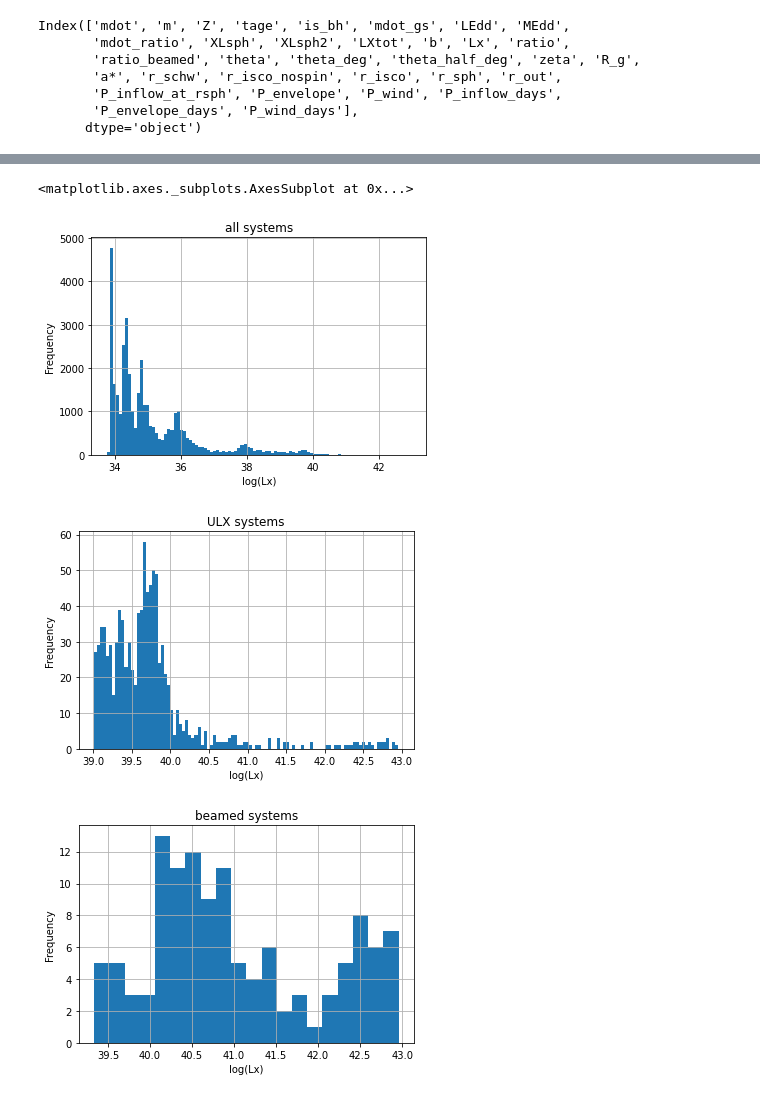
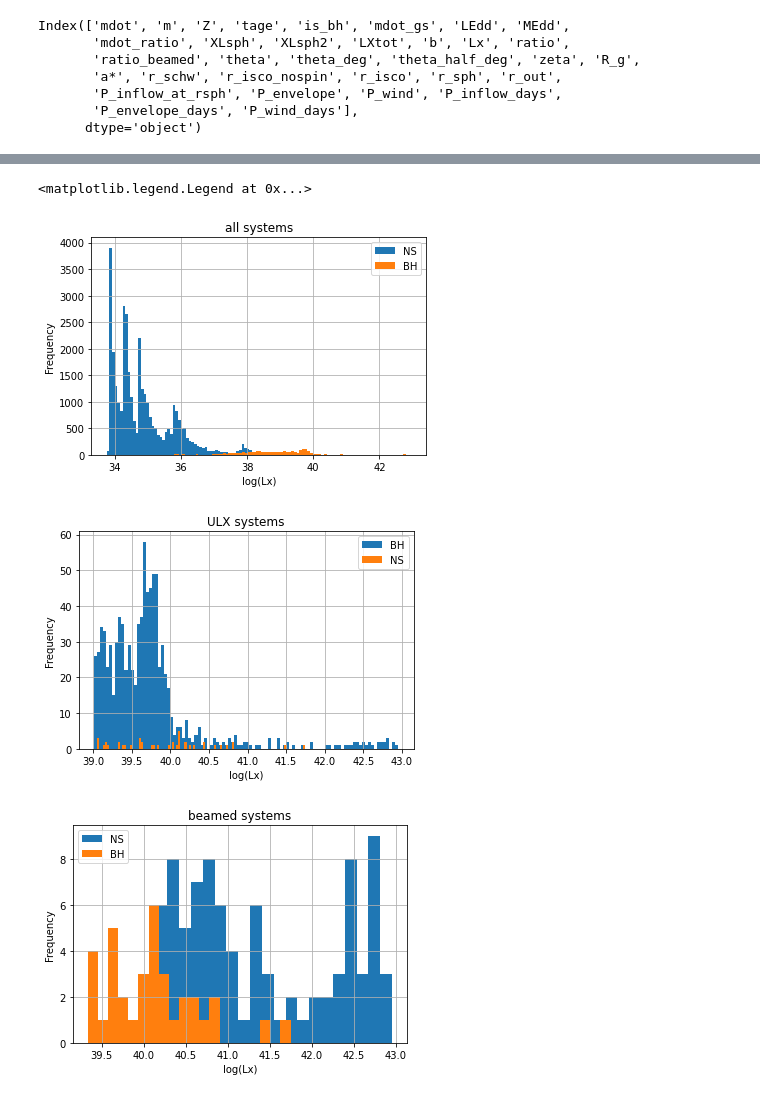
Before and after one commit to nx1/ulx_pop, a Jupyter notebook: notebooks/df_systems.ipynb, the cells around one changed output, grey strips where cells are left out. Cells and saved outputs as stored; diff of their text form; code cells hidden in the pictures.

```diff
--- a/notebooks/df_systems.ipynb
+++ b/notebooks/df_systems.ipynb
@@ -23,3 +41,10 @@ df_beamed = load_systems_dataframe(ulx_only=True, beamed=True, half_opening_l_45
+# %%
+df_all_bh = df_all[df_all['is_bh']==1]
+df_all_ns = df_all[df_all['is_bh']==0]
+df_ulx_bh = df_ulx[df_ulx['is_bh']==1]
+df_ulx_ns = df_ulx[df_ulx['is_bh']==0]
+df_beamed_bh = df_beamed[df_beamed['is_bh']==1]
+df_beamed_ns = df_beamed[df_beamed['is_bh']==0]
 # %%
 df_all.columns
 # %% [output]
@@ -114,26 +130,33 @@ df_beamed['m'].hist(ax=ax, bins=100)
 # %%
 plt.figure()
 plt.title('all systems')
 plt.xlabel('log(Lx)')
 plt.ylabel('Frequency')
-np.log10(df_all['Lx']).hist(bins=100)
+np.log10(df_all_ns['Lx']).hist(bins=100, label='NS')
+np.log10(df_all_bh['Lx']).hist(bins=100, label='BH')
+plt.legend()
+
 
 plt.figure()
 plt.title('ULX systems')
 plt.xlabel('log(Lx)')
 plt.ylabel('Frequency')
-np.log10(df_ulx['Lx']).hist(bins=100)
+np.log10(df_ulx_bh['Lx']).hist(bins=100, label='BH')
+np.log10(df_ulx_ns['Lx']).hist(bins=100, label='NS')
+plt.legend()
 
 plt.figure()
 plt.title('beamed systems')
 plt.xlabel('log(Lx)')
 plt.ylabel('Frequency')
-np.log10(df_beamed['Lx']).hist(bins=20)
+np.log10(df_beamed_bh['Lx']).hist(bins=20, label='NS')
+np.log10(df_beamed_ns['Lx']).hist(bins=20, label='BH')
+plt.legend()
 # %% [output]
-<matplotlib.axes._subplots.AxesSubplot at 0x...>
+<matplotlib.legend.Legend at 0x...>
-[figure, old version]
+[figure, new version]
-[figure, old version]
+[figure, new version]
-[figure, old version]
+[figure, new version]
 # %%
 plt.title('beamed systems')
 plt.xlabel(r'Opening angle $\theta / 2$')
```
Also changed, not shown: parts of 20 cells of this notebook, 24 other files.
